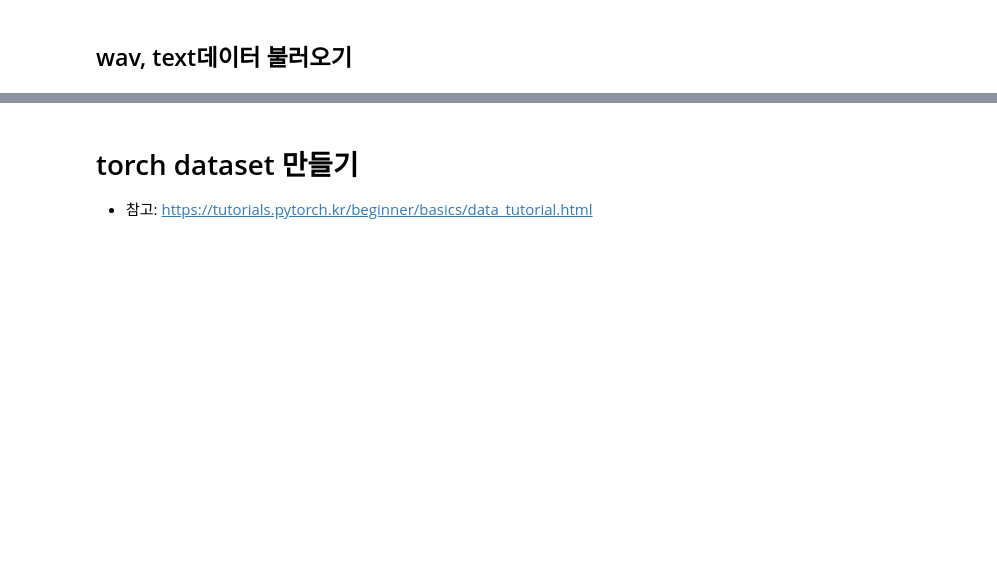
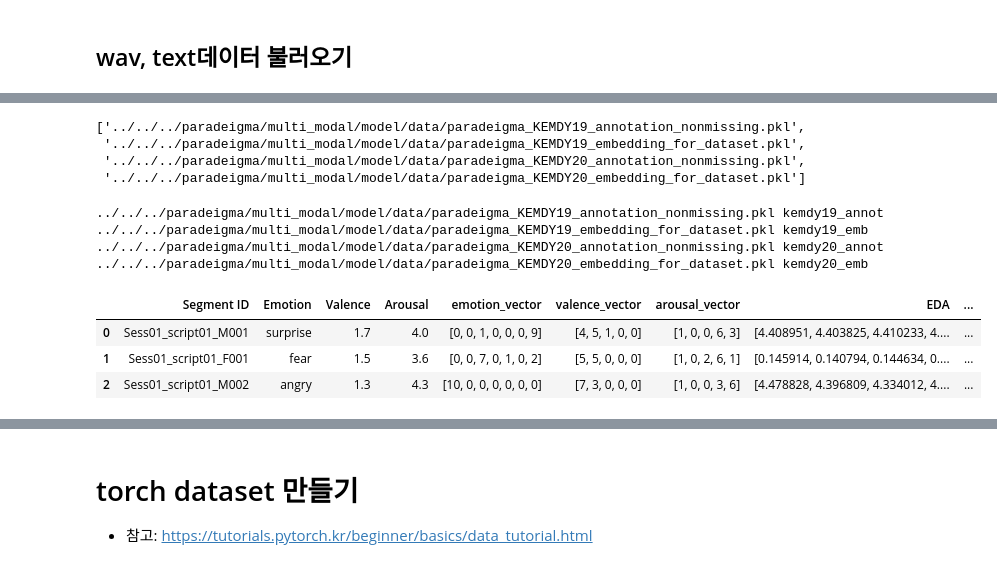
Before and after one commit to ARP-Lab/multi_modal, a Jupyter notebook: experimental/l_model_for_classification_CNN.ipynb, the cells around one changed output, grey strips where cells are left out. Cells and saved outputs as stored; diff of their text form; code cells hidden in the pictures; blank space fills up the shorter version.

Commit message:
done basic model with data inpu, need to work on cnn model

```diff
--- a/experimental/l_model_for_classification_CNN.ipynb
+++ b/experimental/l_model_for_classification_CNN.ipynb
@@ -13,14 +21,3 @@ print(torch.__version__)
 1.13.1+cu117
 # %% [markdown]
 ## wav, text데이터 불러오기
-# %%
-# wav and text data load
-dataset_file_lst = glob('../model/data/lou_dataset*.pkl')
-dataset_file_lst = sorted(dataset_file_lst)
-raw_dataset = {}
-for i in dataset_file_lst:
-    with open(i, 'rb') as f:
-        new_dataset = pickle.load(f)
-        raw_dataset  = dict(**raw_dataset, **new_dataset)
-session = 'Session01'
-print(raw_dataset.keys(),'\n', raw_dataset[session].keys())
@@ -125,4 +23,0 @@ Counter({0: 1323,
-# %%
-# check the length of each data column
-for i in merged_dataset.keys():
-    print(f"{i}: ", len(merged_dataset[i]))
@@ -166,0 +24,42 @@ ts_dataset
+# %%
+# wav and text data load
+dataset_file_lst = ['../../../paradeigma/multi_modal/model/data/paradeigma_KEMDY19_annotation_nonmissing.pkl',
+                    '../../../paradeigma/multi_modal/model/data/paradeigma_KEMDY19_embedding_for_dataset.pkl',
+                    '../../../paradeigma/multi_modal/model/data/paradeigma_KEMDY20_annotation_nonmissing.pkl',
+                    '../../../paradeigma/multi_modal/model/data/paradeigma_KEMDY20_embedding_for_dataset.pkl']
+dataset_file_lst = sorted(dataset_file_lst)
+dataset_file_lst
+# %% [output]
+['../../../paradeigma/multi_modal/model/data/paradeigma_KEMDY19_annotation_nonmissing.pkl',
+ '../../../paradeigma/multi_modal/model/data/paradeigma_KEMDY19_embedding_for_dataset.pkl',
+ '../../../paradeigma/multi_modal/model/data/paradeigma_KEMDY20_annotation_nonmissing.pkl',
+ '../../../paradeigma/multi_modal/model/data/paradeigma_KEMDY20_embedding_for_dataset.pkl']
+# %%
+
+var_names = ['kemdy19_annot', 'kemdy19_emb', 'kemdy20_annot', 'kemdy20_emb']
+for file, var_name in zip(dataset_file_lst, var_names):
+    print(file, var_name)
+    with open(file, 'rb') as f:
+        globals()[var_name] = pickle.load(f)
+# %% [output]
+../../../paradeigma/multi_modal/model/data/paradeigma_KEMDY19_annotation_nonmissing.pkl kemdy19_annot
+../../../paradeigma/multi_modal/model/data/paradeigma_KEMDY19_embedding_for_dataset.pkl kemdy19_emb
+../../../paradeigma/multi_modal/model/data/paradeigma_KEMDY20_annotation_nonmissing.pkl kemdy20_annot
+../../../paradeigma/multi_modal/model/data/paradeigma_KEMDY20_embedding_for_dataset.pkl kemdy20_emb
+# %%
+#  paradeigma가 섞어놓은 label들..되돌리기
+# {'neutral': 0, 'happy': 0, 'surprise':0, 'disgust': 0, 'angry': 0, 'sad':0, 'fear': 0}
+# {'angry': 0, 'disgust': 1, 'fear': 2, 'happy': 3, 'neutral': 4, 'sad': 5, 'surprise': 6}
+
+def change_order(lst, new_order = [4, 3, 6, 1, 0, 5, 2]):
+    return [lst[i] for i in new_order]
+
+kemdy20_annot['emotion_vector'] = kemdy20_annot['emotion_vector'].apply(change_order)
+kemdy19_annot['emotion_vector'] = kemdy19_annot['emotion_vector'].apply(change_order)
+# %%
+kemdy19_annot.head(3)
+# %% [output]
+|  | Segment ID | Emotion | Valence | Arousal | emotion_vector | valence_vector | arousal_vector | EDA | ... |
+| 0 | Sess01_script01_M001 | surprise | 1.7 | 4.0 | [0, 0, 1, 0, 0, 0, 9] | [4, 5, 1, 0, 0] | [1, 0, 0, 6, 3] | [4.408951, 4.403825, 4.410233, 4.... | ... |
+| 1 | Sess01_script01_F001 | fear | 1.5 | 3.6 | [0, 0, 7, 0, 1, 0, 2] | [5, 5, 0, 0, 0] | [1, 0, 2, 6, 1] | [0.145914, 0.140794, 0.144634, 0.... | ... |
+| 2 | Sess01_script01_M002 | angry | 1.3 | 4.3 | [10, 0, 0, 0, 0, 0, 0] | [7, 3, 0, 0, 0] | [1, 0, 0, 3, 6] | [4.478828, 4.396809, 4.334012, 4.... | ... |
```
Also changed, not shown: parts of 64 cells of this notebook, 1 other file.
